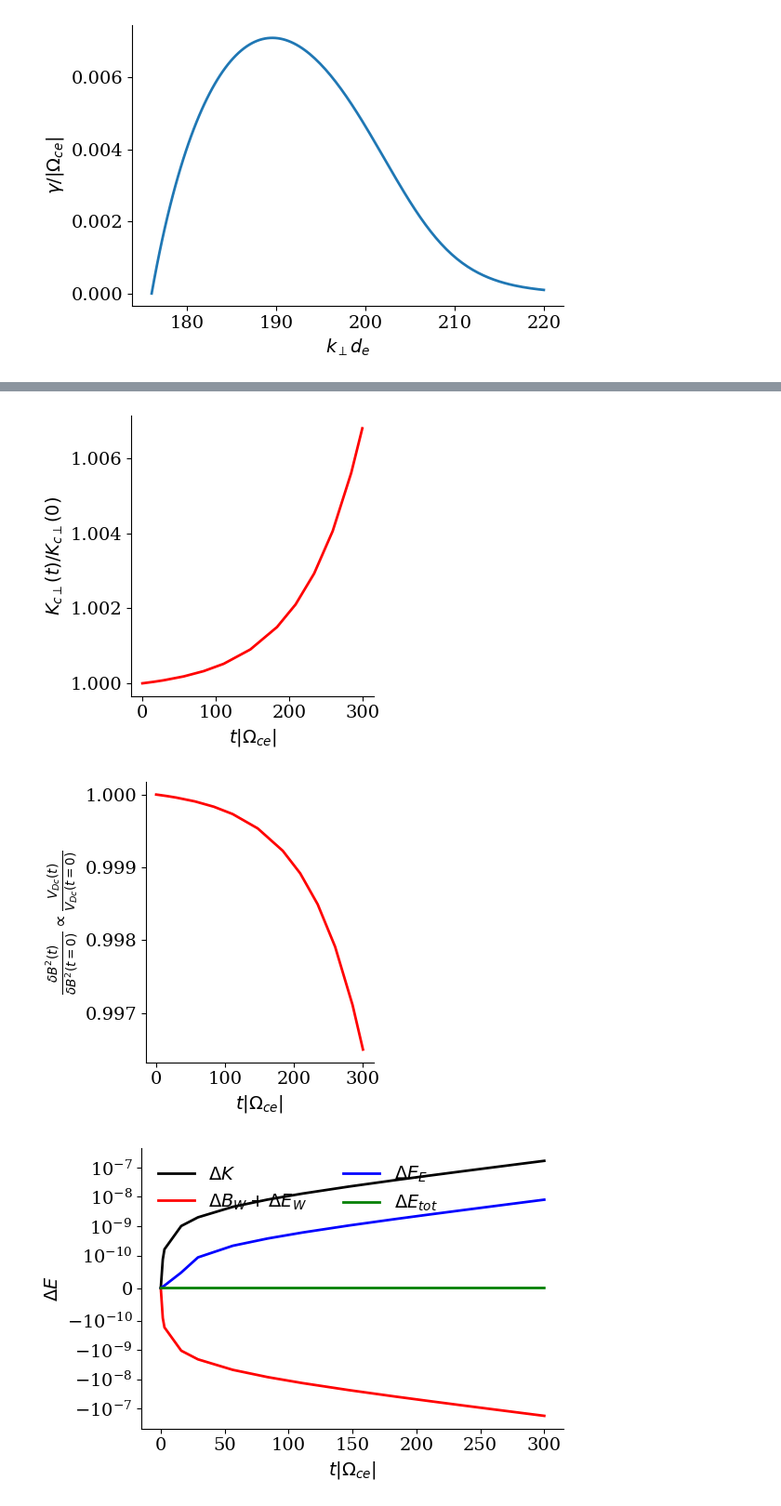
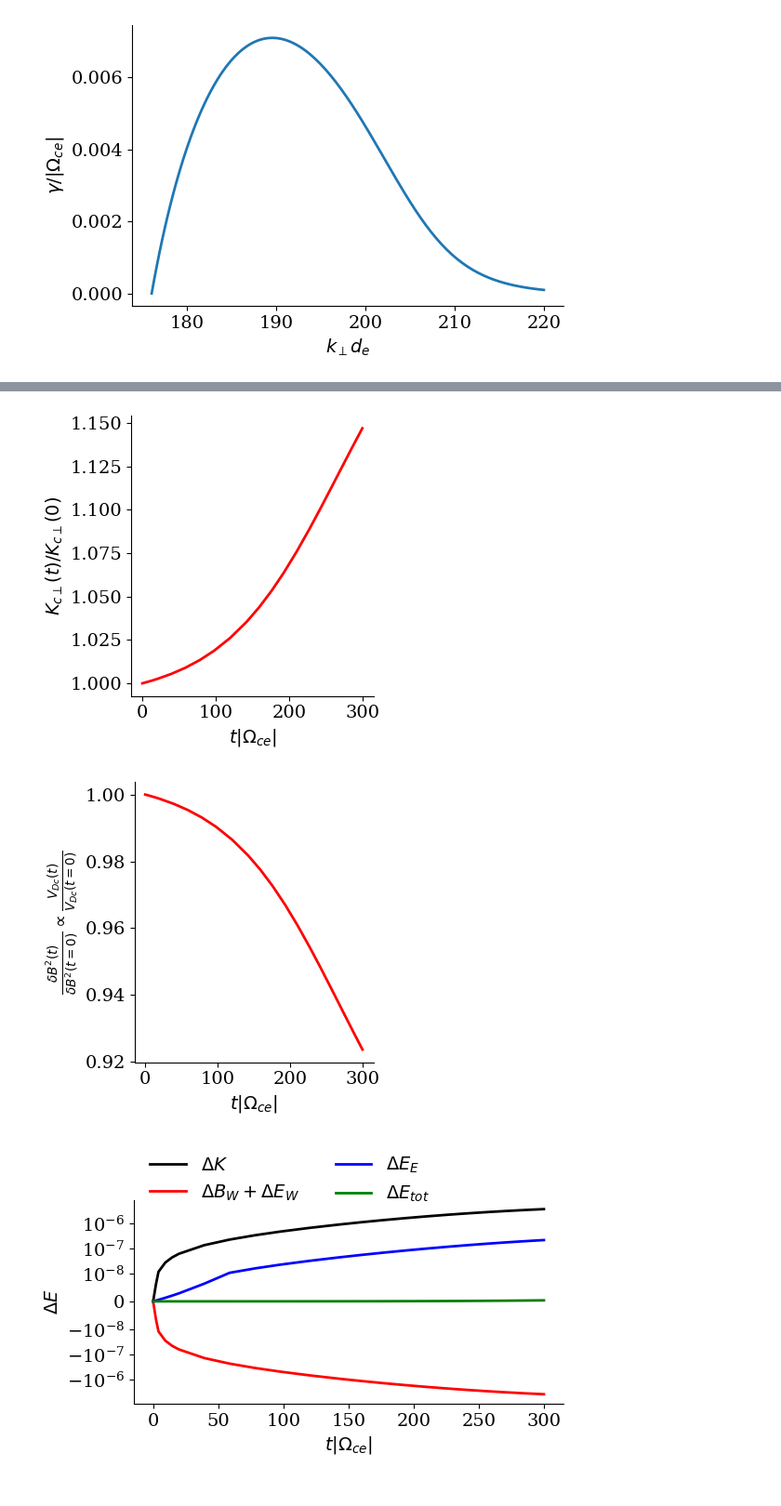
Before and after one commit to opaliss/QLT_whistler, a Jupyter notebook: 2021_pop_electrostatic_perpendicular_QLT.ipynb, the cells around one changed output, grey strips where cells are left out. Shown: that part at 93% size. Cells and saved outputs as stored; diff of their text form; code cells hidden in the pictures.

```diff
--- a/2021_pop_electrostatic_perpendicular_QLT.ipynb
+++ b/2021_pop_electrostatic_perpendicular_QLT.ipynb
@@ -63,8 +62,18 @@ def dydt(t, f, k_vec, omega_pe, omega_pi, k_0, alpha_i, n_c, dk, omega_0):
     omega_vec = get_omega_vec(k_vec=k_vec, omega_pe=omega_pe, omega_pi=omega_pi, v_0=v_0, omega_0=omega_0,
                           alpha_i=alpha_i, alpha_perp_c=np.sqrt(2*f[0]/n_c), n_c=n_c)
 
-    # omega_vec = np.zeros(len(omega_vec_temp), dtype="complex128")
-    # omega_vec[np.where(omega_vec_temp.imag > 0)] = omega_vec_temp[np.where(omega_vec_temp.imag > 0)]
+    fig, ax= plt.subplots(figsize=(6, 3))
+    ax.plot(k_vec, omega_vec.imag, linewidth=2)
+    ax.set_ylabel('$\gamma/\Omega_{ce}$', rotation=90)
+    ax.set_xlabel(r"$k_{\perp}d_{e}$")
+    ax.set_ylim(-0.0005, 0.012)
+    ax.set_xlim(176, 220)
+    ax.set_title("$t = $" + str(round(t)))
+    ax.spines['right'].set_visible(False)
+    ax.spines['top'].set_visible(False)
+    plt.tight_layout()
+    plt.savefig("figs/vadim_2021/perp_gamma/t_" + str(round(t))+ ".png", dpi=300, bbox_inches='tight')
+    plt.close()
 
     # cold electron kinetic energy
     rhs_K = dKdt(omega_pi=omega_pi, alpha_i=alpha_i, E_vec=f[3:], k_vec=k_vec, omega_vec=omega_vec, dk=dk,
@@ -101,12 +110,12 @@ v_0 = 0.65 * 0.0079 # d_e x Omega_ce
 omega_pi = omega_pe / np.sqrt(1836) # Omega_ce
 
 # initial conditions
-E0 = 1e-10
-K0 = (alpha_perp_c**2 / 2) * n_c
+E0 = 5e-9
+K0 = (alpha_perp_c**2 / 2) * n_c #+ n_c * (v_0**2)
 
 # k vector
 k_vec = np.linspace(176, 220, 150)
 dk = np.abs(k_vec[1] - k_vec[0])
 
 # max time
-t_max = 300
+t_max = 600
@@ -178,7 +182,7 @@ ax.spines['top'].set_visible(False)
 
 plt.tight_layout()
 # %% [output]
-[figure, old version]
+[figure, new version]
 # %%
 fig, ax = plt.subplots(figsize=(4, 4))
 ax.plot(result.t, result.y[1, :]/result.y[1, 0], color="red", linewidth=2)
@@ -191,32 +195,32 @@ ax.spines['top'].set_visible(False)
 
 plt.tight_layout()
 # %% [output]
-[figure, old version]
+[figure, new version]
 # %%
 fig, ax = plt.subplots(figsize=(6, 4))
 kinetic_energy = result.y[0, :]
 potential_energy = np.sum(result.y[3:, :], axis=0)*dk/(4*np.pi)
 magnetic_energy = (1 + (omega_0/k_0/omega_pe)**2) * result.y[1, :]/(4*np.pi)
 total_energy = kinetic_energy + magnetic_energy + potential_energy
 
 ax.plot(result.t, kinetic_energy - kinetic_energy[0], color="black", linewidth=2, label="$\Delta K$")
 ax.plot(result.t, magnetic_energy - magnetic_energy[0], color="red", linewidth=2, label="$\Delta B_{W} + \Delta E_{W}$")
 ax.plot(result.t, potential_energy - potential_energy[0], color="blue", linewidth=2, label="$\Delta E_{E}$")
 ax.plot(result.t, total_energy - total_energy[0], color="green", linewidth=2, label="$\Delta E_{tot}$")
 
-ax.set_yscale("symlog", linthresh=1e-10)
+ax.set_yscale("symlog", linthresh=1e-8)
 ax.set_xlabel(r'$t|\Omega_{ce}|$')
 ax.set_ylabel(r'$\Delta E$')
 
-legend = ax.legend(loc='upper left', ncols=2, fancybox=False, shadow=False, fontsize=14)
+legend = ax.legend(loc='upper left', ncols=2, fancybox=False, shadow=False, fontsize=14, bbox_to_anchor=(0., 1.3))
 legend.get_frame().set_alpha(0)
 
 ax.spines['right'].set_visible(False)
 ax.spines['top'].set_visible(False)
 
 plt.tight_layout()
 # %% [output]
-[figure, old version]
+[figure, new version]
 # %%
 fig, ax = plt.subplots(figsize=(7, 5))
 pos = ax.pcolormesh(result.t, k_vec, result.y[3:], cmap="viridis",
```
Also changed, not shown: parts of 7 cells of this notebook, 5 other files.
